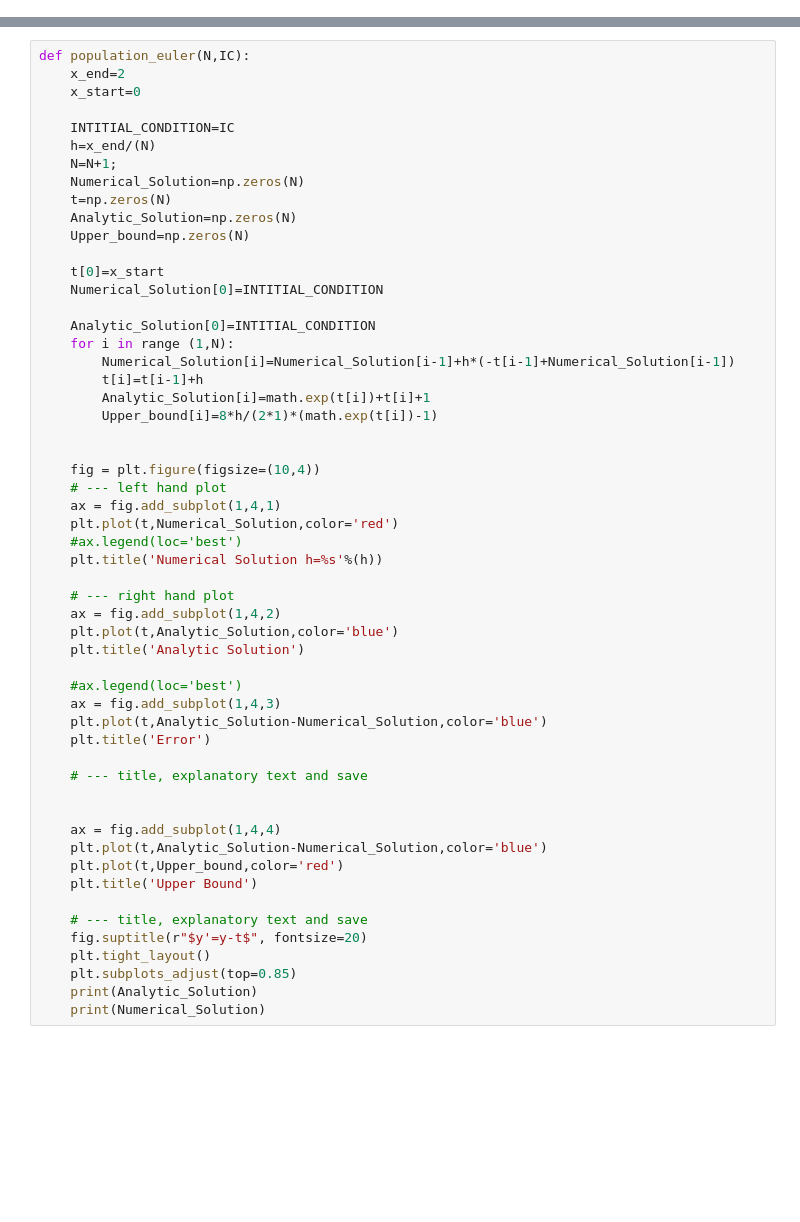
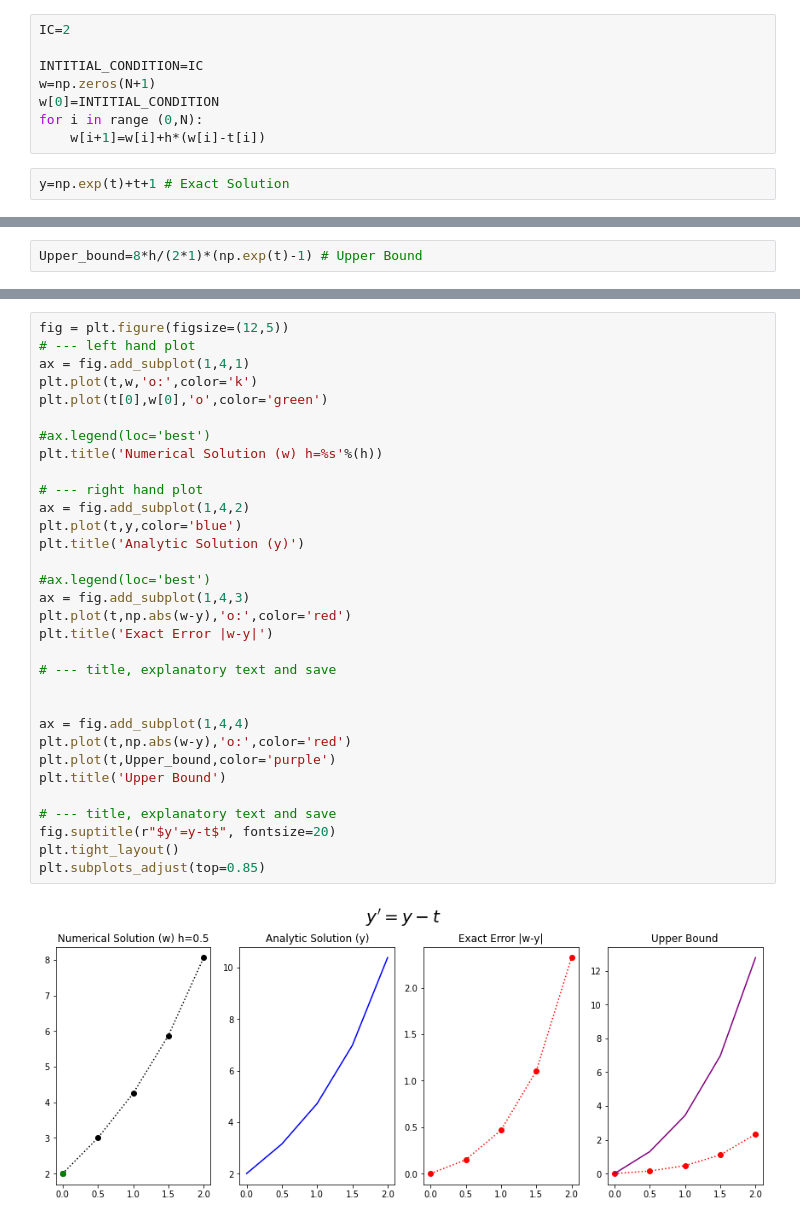
Before and after one commit to john-s-butler-dit/Numerical-Analysis-Python, a Jupyter notebook: Chapter 01 - Euler Methods/1_Problem Sheet/01_Problem Sheet 1 Question 2b.ipynb, the cells around one changed output, grey strips where cells are left out. Saved outputs shown, nothing was run; the diff lists cells and outputs as text; blank space fills up the shorter version.

```diff
--- a/Chapter 01 - Euler Methods/1_Problem Sheet/01_Problem Sheet 1 Question 2b.ipynb
+++ b/Chapter 01 - Euler Methods/1_Problem Sheet/01_Problem Sheet 1 Question 2b.ipynb
@@ -39,0 +62,10 @@ warnings.filterwarnings("ignore")
+# %%
+IC=2
+
+INTITIAL_CONDITION=IC
+w=np.zeros(N+1)
+w[0]=INTITIAL_CONDITION
+for i in range (0,N):
+    w[i+1]=w[i]+h*(w[i]-t[i])
+# %%
+y=np.exp(t)+t+1 # Exact Solution
@@ -39,0 +106,2 @@ warnings.filterwarnings("ignore")
+# %%
+Upper_bound=8*h/(2*1)*(np.exp(t)-1) # Upper Bound
@@ -40,55 +110,34 @@ warnings.filterwarnings("ignore")
 # %%
-def population_euler(N,IC):
-    x_end=2
-    x_start=0
+fig = plt.figure(figsize=(12,5))
+# --- left hand plot
+ax = fig.add_subplot(1,4,1)
+plt.plot(t,w,'o:',color='k')
+plt.plot(t[0],w[0],'o',color='green')
 
-    INTITIAL_CONDITION=IC
-    h=x_end/(N)
-    N=N+1;
-    Numerical_Solution=np.zeros(N)
-    t=np.zeros(N)
-    Analytic_Solution=np.zeros(N)
-    Upper_bound=np.zeros(N)
+#ax.legend(loc='best')
+plt.title('Numerical Solution (w) h=%s'%(h))
 
-    t[0]=x_start
-    Numerical_Solution[0]=INTITIAL_CONDITION
+# --- right hand plot
+ax = fig.add_subplot(1,4,2)
+plt.plot(t,y,color='blue')
+plt.title('Analytic Solution (y)')
 
-    Analytic_Solution[0]=INTITIAL_CONDITION
-    for i in range (1,N):
-        Numerical_Solution[i]=Numerical_Solution[i-1]+h*(-t[i-1]+Numerical_Solution[i-1])
-        t[i]=t[i-1]+h
-        Analytic_Solution[i]=math.exp(t[i])+t[i]+1
-        Upper_bound[i]=8*h/(2*1)*(math.exp(t[i])-1)
+#ax.legend(loc='best')
+ax = fig.add_subplot(1,4,3)
+plt.plot(t,np.abs(w-y),'o:',color='red')
+plt.title('Exact Error |w-y|')
+
+# --- title, explanatory text and save
 
 
-    fig = plt.figure(figsize=(10,4))
-    # --- left hand plot
-    ax = fig.add_subplot(1,4,1)
-    plt.plot(t,Numerical_Solution,color='red')
-    #ax.legend(loc='best')
-    plt.title('Numerical Solution h=%s'%(h))
+ax = fig.add_subplot(1,4,4)
+plt.plot(t,np.abs(w-y),'o:',color='red')
+plt.plot(t,Upper_bound,color='purple')
+plt.title('Upper Bound')
 
-    # --- right hand plot
-    ax = fig.add_subplot(1,4,2)
-    plt.plot(t,Analytic_Solution,color='blue')
-    plt.title('Analytic Solution')
-
-    #ax.legend(loc='best')
-    ax = fig.add_subplot(1,4,3)
-    plt.plot(t,Analytic_Solution-Numerical_Solution,color='blue')
-    plt.title('Error')
-
-    # --- title, explanatory text and save
-
-
-    ax = fig.add_subplot(1,4,4)
-    plt.plot(t,Analytic_Solution-Numerical_Solution,color='blue')
-    plt.plot(t,Upper_bound,color='red')
-    plt.title('Upper Bound')
-
-    # --- title, explanatory text and save
-    fig.suptitle(r"$y'=y-t$", fontsize=20)
-    plt.tight_layout()
-    plt.subplots_adjust(top=0.85)
-    print(Analytic_Solution)
-    print(Numerical_Solution)
+# --- title, explanatory text and save
+fig.suptitle(r"$y'=y-t$", fontsize=20)
+plt.tight_layout()
+plt.subplots_adjust(top=0.85)
+# %% [output]
+[figure, added]
```
Also changed, not shown: parts of 10 cells of this notebook.
